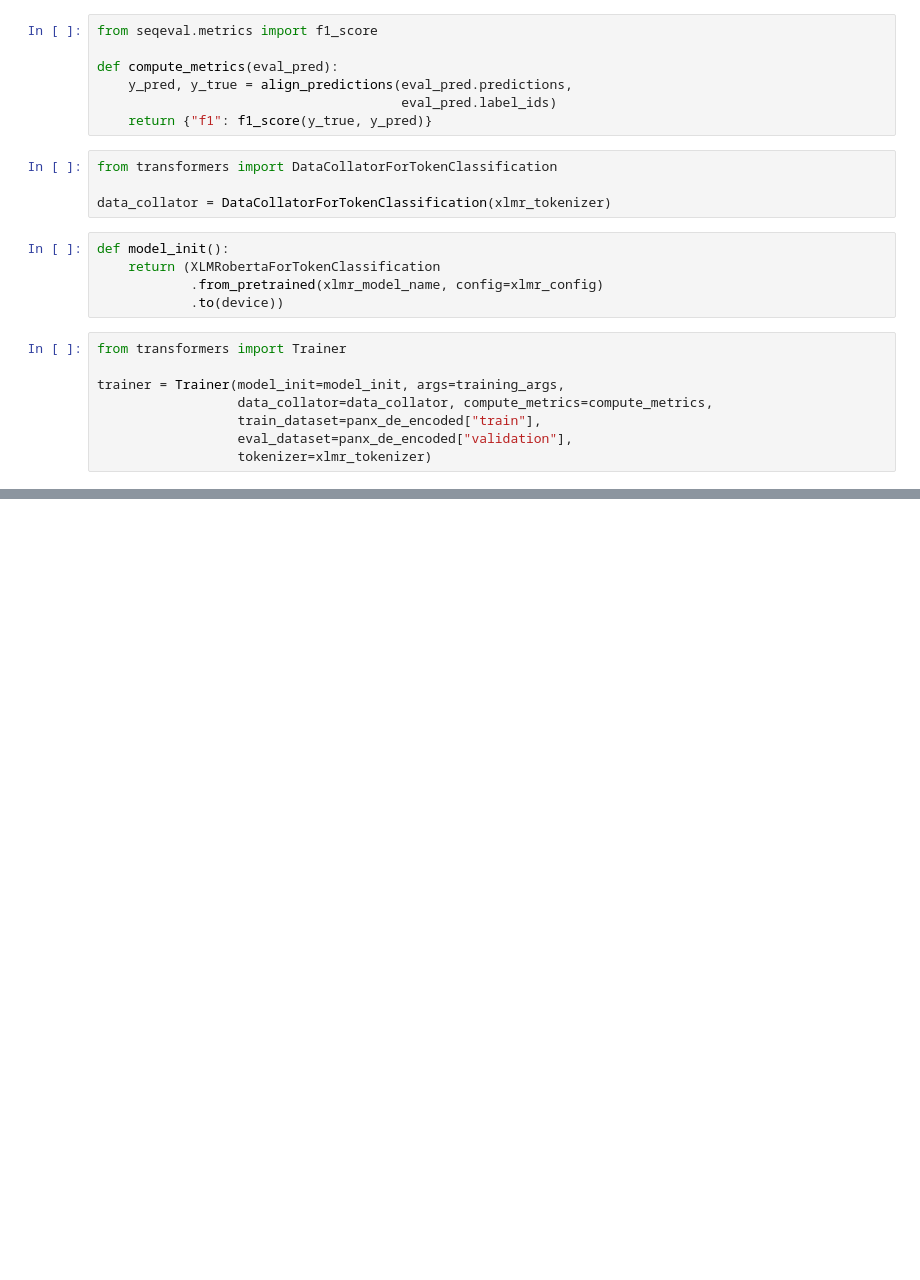
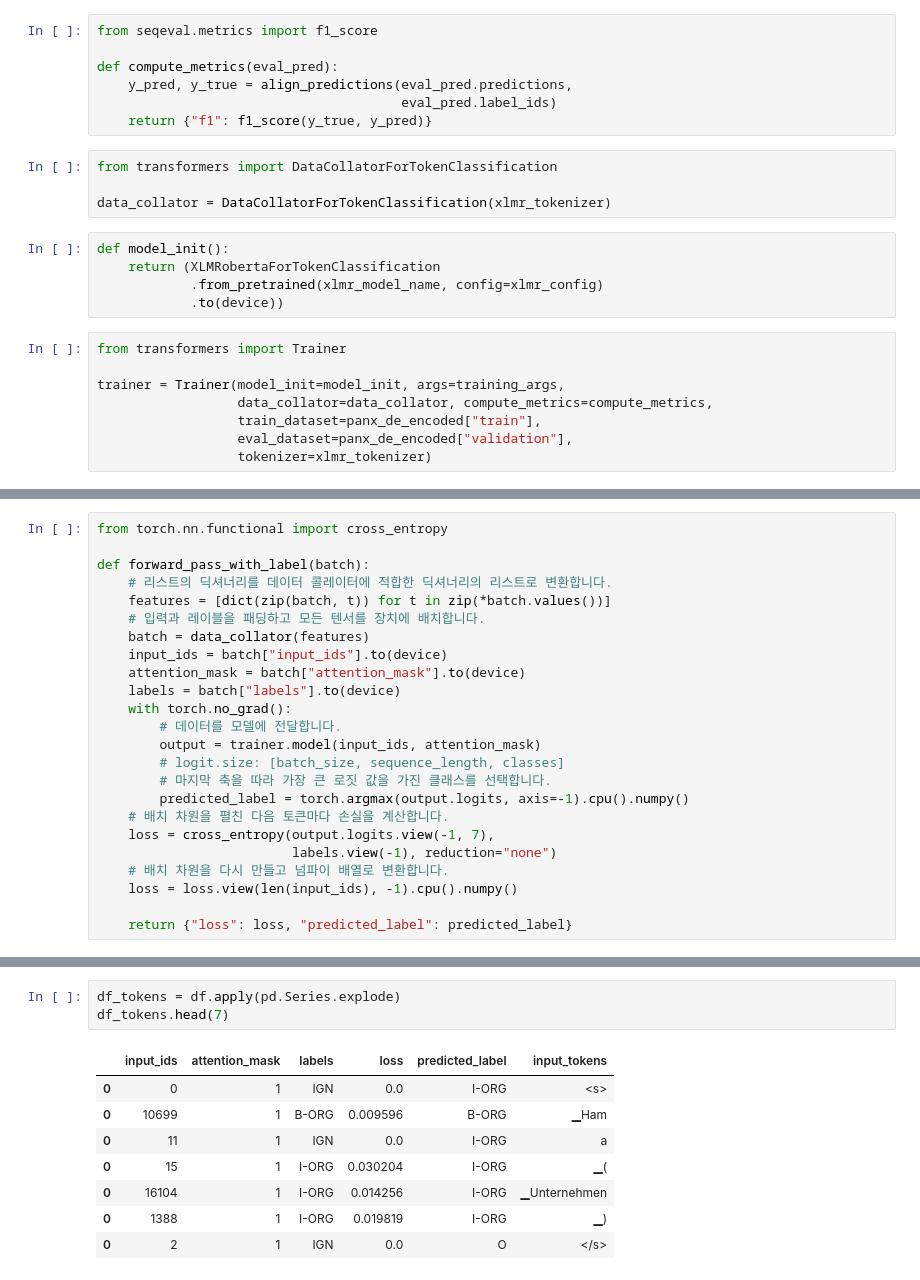
Before and after one commit to mjk0618/huggingface_study, a Jupyter notebook: 04_entity_relation.ipynb, the cells around one changed output, grey strips where cells are left out. Drawn from its saved outputs; the diff is of its cells as text; blank space fills up the shorter version.

```diff
--- a/04_entity_relation.ipynb
+++ b/04_entity_relation.ipynb
@@ -465,0 +453,24 @@ trainer.train()
+# %%
+from torch.nn.functional import cross_entropy
+
+def forward_pass_with_label(batch):
+    # 리스트의 딕셔너리를 데이터 콜레이터에 적합한 딕셔너리의 리스트로 변환합니다.
+    features = [dict(zip(batch, t)) for t in zip(*batch.values())]
+    # 입력과 레이블을 패딩하고 모든 텐서를 장치에 배치합니다.
+    batch = data_collator(features)
+    input_ids = batch["input_ids"].to(device)
+    attention_mask = batch["attention_mask"].to(device)
+    labels = batch["labels"].to(device)
+    with torch.no_grad():
+        # 데이터를 모델에 전달합니다.
+        output = trainer.model(input_ids, attention_mask)
+        # logit.size: [batch_size, sequence_length, classes]
+        # 마지막 축을 따라 가장 큰 로짓 값을 가진 클래스를 선택합니다.
+        predicted_label = torch.argmax(output.logits, axis=-1).cpu().numpy()
+    # 배치 차원을 펼친 다음 토큰마다 손실을 계산합니다.
+    loss = cross_entropy(output.logits.view(-1, 7),
+                         labels.view(-1), reduction="none")
+    # 배치 차원을 다시 만들고 넘파이 배열로 변환합니다.
+    loss = loss.view(len(input_ids), -1).cpu().numpy()
+
+    return {"loss": loss, "predicted_label": predicted_label}
@@ -465,0 +497,12 @@ trainer.train()
+# %%
+df_tokens = df.apply(pd.Series.explode)
+df_tokens.head(7)
+# %% [output]
+|  | input_ids | attention_mask | labels | loss | predicted_label | input_tokens |
+| 0 | 0 | 1 | IGN | 0.0 | I-ORG | <s> |
+| 0 | 10699 | 1 | B-ORG | 0.009596 | B-ORG | ▁Ham |
+| 0 | 11 | 1 | IGN | 0.0 | I-ORG | a |
+| 0 | 15 | 1 | I-ORG | 0.030204 | I-ORG | ▁( |
+| 0 | 16104 | 1 | I-ORG | 0.014256 | I-ORG | ▁Unternehmen |
+| 0 | 1388 | 1 | I-ORG | 0.019819 | I-ORG | ▁) |
+| 0 | 2 | 1 | IGN | 0.0 | O | </s> |
```
Also changed, not shown: parts of 34 cells of this notebook.
